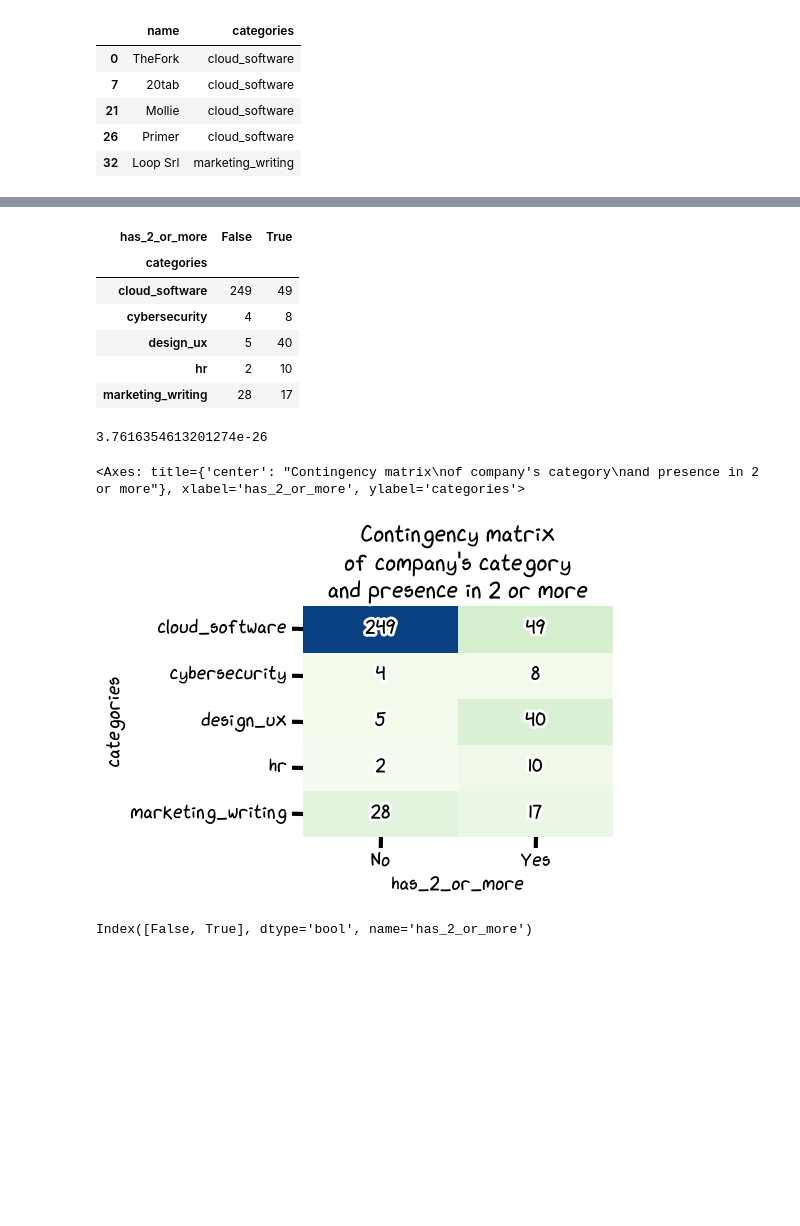
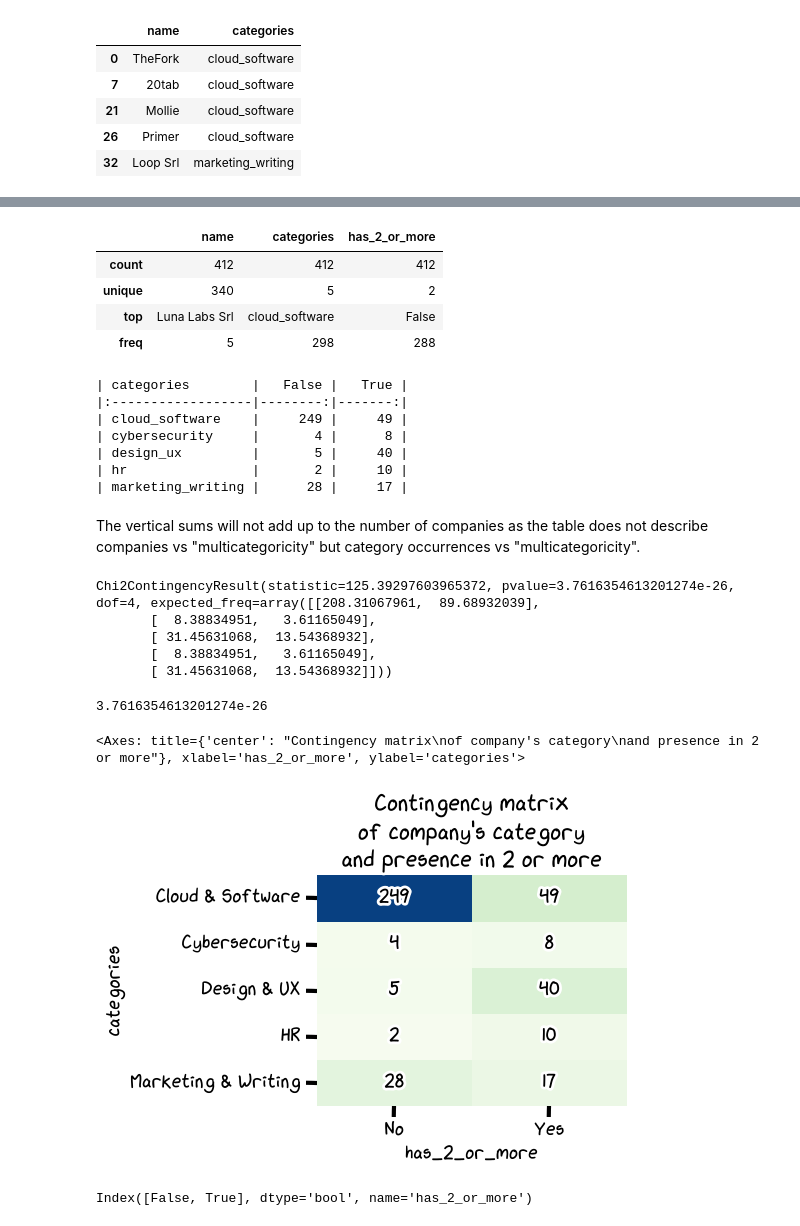
Before and after one commit to FrancescoManfredi/AIRV-analysis, a Jupyter notebook: workbench.ipynb, the cells around one changed output, grey strips where cells are left out. Saved outputs shown, nothing was run; the diff lists cells and outputs as text; code cells hidden in the pictures; blank space fills up the shorter version.

```diff
--- a/workbench.ipynb
+++ b/workbench.ipynb
@@ -557,19 +563,37 @@ cat_ncat_df.sample(5)
+# %%
+cat_ncat_df.describe()
+# %% [output]
+|  | name | categories | has_2_or_more |
+| count | 412 | 412 | 412 |
+| unique | 340 | 5 | 2 |
+| top | Luna Labs Srl | cloud_software | False |
+| freq | 5 | 298 | 288 |
 # %%
 contingency_cat_ncat = pd.crosstab(cat_ncat_df.categories, cat_ncat_df.has_2_or_more)
 # %%
-contingency_cat_ncat
+print(contingency_cat_ncat.to_markdown())
 # %% [output]
-| has_2_or_more | False | True |
-| categories |  |  |
-| cloud_software | 249 | 49 |
-| cybersecurity | 4 | 8 |
-| design_ux | 5 | 40 |
-| hr | 2 | 10 |
-| marketing_writing | 28 | 17 |
+| categories        |   False |   True |
+|:------------------|--------:|-------:|
+| cloud_software    |     249 |     49 |
+| cybersecurity     |       4 |      8 |
+| design_ux         |       5 |     40 |
+| hr                |       2 |     10 |
+| marketing_writing |      28 |     17 |
+# %% [markdown]
+The vertical sums will not add up to the number of companies as the table does not describe companies vs "multicategoricity" but category occurrences vs "multicategoricity".
 # %%
 from scipy.stats import chi2_contingency
 # %%
 chi2_test_res = chi2_contingency(contingency_cat_ncat.values)
+# %%
+chi2_test_res
+# %% [output]
+Chi2ContingencyResult(statistic=125.39297603965372, pvalue=3.7616354613201274e-26, dof=4, expected_freq=array([[208.31067961,  89.68932039],
+       [  8.38834951,   3.61165049],
+       [ 31.45631068,  13.54368932],
+       [  8.38834951,   3.61165049],
+       [ 31.45631068,  13.54368932]]))
 # %%
 chi2_test_res.pvalue
 # %% [output]
@@ -577,10 +601,11 @@ chi2_test_res.pvalue
 # %%
 plt.figure(figsize=(4,3))
 plt.title("Contingency matrix\nof company's category\nand presence in 2 or more")
-sns.heatmap(contingency_cat_ncat, annot=True, fmt="d", annot_kws={"color":"#000"}, cmap="GnBu", xticklabels=["No", "Yes"], vmin=0, vmax=249, cbar=False)
+ylabs = [x_pretty[l] for l in contingency_cat_ncat.index]
+sns.heatmap(contingency_cat_ncat, annot=True, fmt="d", annot_kws={"color":"#000"}, cmap="GnBu", yticklabels=ylabs, xticklabels=["No", "Yes"], vmin=0, vmax=249, cbar=False)
 # %% [output]
 <Axes: title={'center': "Contingency matrix\nof company's category\nand presence in 2 or more"}, xlabel='has_2_or_more', ylabel='categories'>
-[figure, old version]
+[figure, new version]
 # %%
 contingency_cat_ncat.columns
 # %% [output]
```
Also changed, not shown: parts of 19 cells of this notebook, 1 other file.
